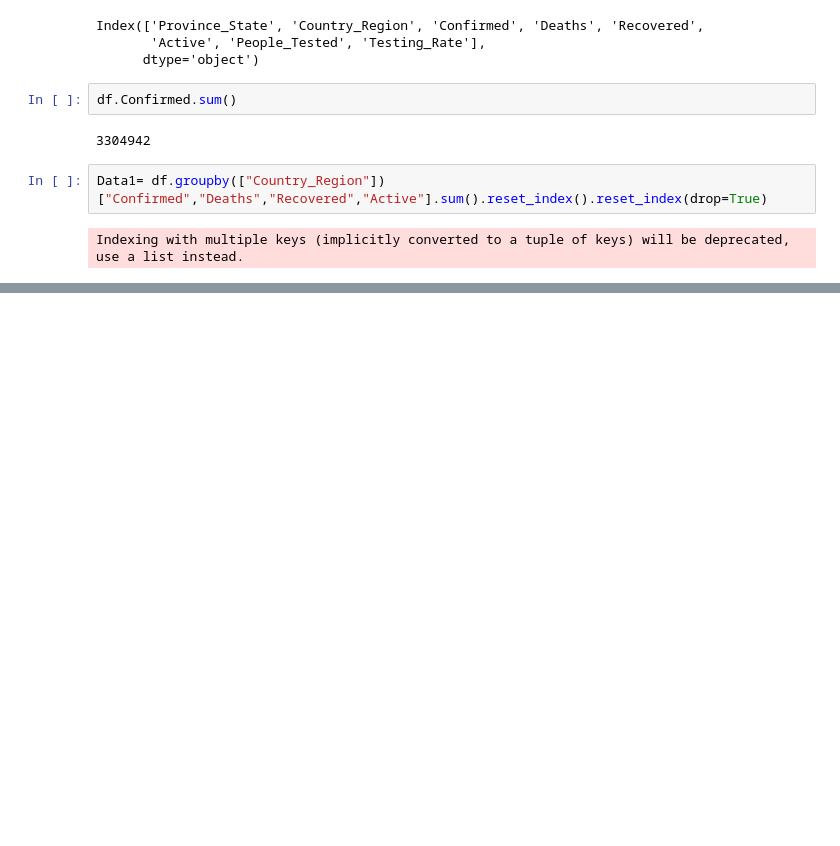
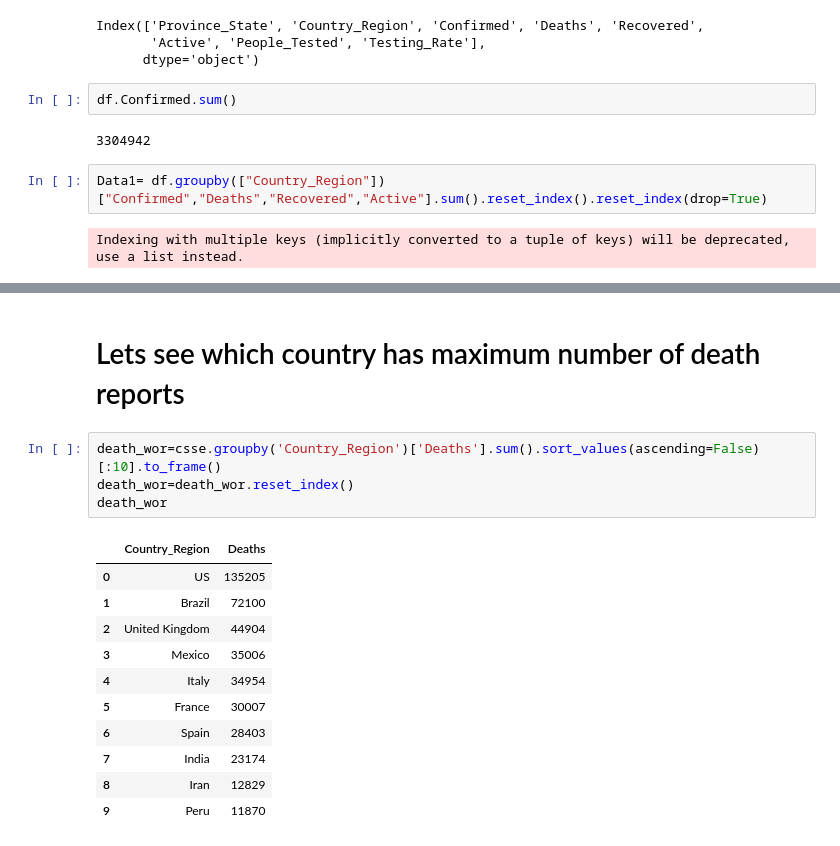
Before and after one commit to fakhruddin2012/Covid-19-Analysis, a Jupyter notebook: Covid Analysis.ipynb, the cells around one changed output, grey strips where cells are left out. Saved outputs shown, nothing was run; the diff lists cells and outputs as text; blank space fills up the shorter version.

```diff
--- a/Covid Analysis.ipynb
+++ b/Covid Analysis.ipynb
@@ -295,0 +395,18 @@ fig.show()
+# %% [markdown]
+# Lets see which country has maximum number of death reports
+# %%
+death_wor=csse.groupby('Country_Region')['Deaths'].sum().sort_values(ascending=False)[:10].to_frame()
+death_wor=death_wor.reset_index()
+death_wor
+# %% [output]
+|  | Country_Region | Deaths |
+| 0 | US | 135205 |
+| 1 | Brazil | 72100 |
+| 2 | United Kingdom | 44904 |
+| 3 | Mexico | 35006 |
+| 4 | Italy | 34954 |
+| 5 | France | 30007 |
+| 6 | Spain | 28403 |
+| 7 | India | 23174 |
+| 8 | Iran | 12829 |
+| 9 | Peru | 11870 |
```
Also changed, not shown: parts of 15 cells of this notebook.
